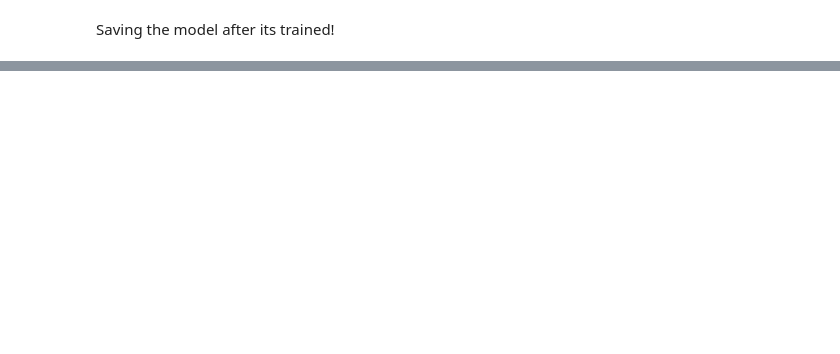
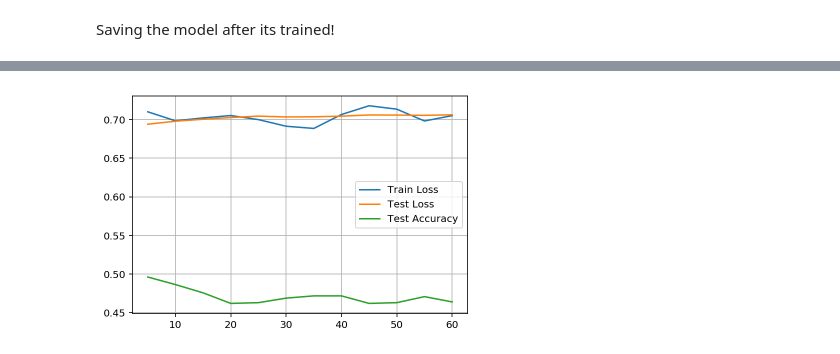
Before and after one commit to PravinVedurla/Cat-and-Dogs-Cassification-using-Resnet-Pytorch-, a Jupyter notebook: Cats_and_Dogs_with_Resnet_[Pytorch].ipynb, the cells around one changed output, grey strips where cells are left out. Cells and saved outputs as stored; diff of their text form; code cells hidden in the pictures; blank space fills up the shorter version.

```diff
--- a/Cats_and_Dogs_with_Resnet_[Pytorch].ipynb
+++ b/Cats_and_Dogs_with_Resnet_[Pytorch].ipynb
@@ -326,0 +327,3 @@ torch.save(checkpoint, './catvdog.pth')
+# %%
+model2 = models.densenet121(pretrained=True)
+model2
@@ -326,0 +349,11 @@ torch.save(checkpoint, './catvdog.pth')
+# %%
+for params in model2.parameters():
+  params.requires_grad = False
+
+model2.classifier = nn.Sequential(nn.Linear(1024, 512),
+                                  nn.ReLU(),
+                                  nn.Dropout(p=0.2),
+                                  nn.Linear(512, 2),
+                                  nn.LogSoftmax(dim=1))
+
+model2.classifier
@@ -326,0 +459,9 @@ torch.save(checkpoint, './catvdog.pth')
+# %%
+plt.plot(totalsteps, traininglosses, label='Train Loss')
+plt.plot(totalsteps, testinglosses, label='Test Loss')
+plt.plot(totalsteps, testaccuracy, label='Test Accuracy')
+plt.legend()
+plt.grid()
+plt.show()
+# %% [output]
+[figure, added]
```
Also changed, not shown: parts of 16 cells of this notebook.
